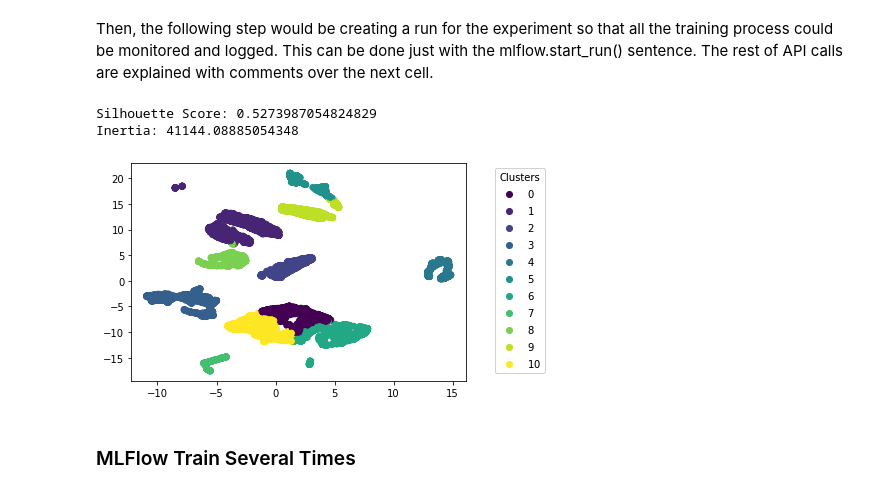
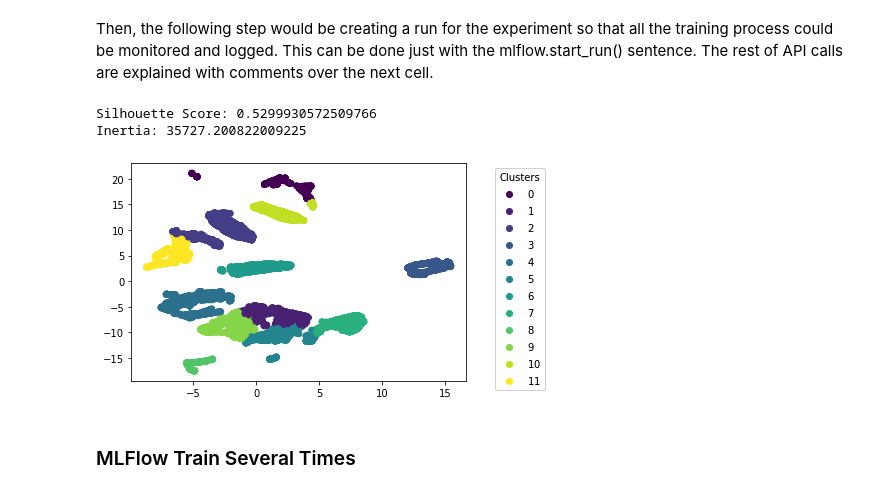
Before and after one commit to whiteboxml/teaching-ml-in-production, a Jupyter notebook: notebooks/mlflow_approach.ipynb, the cells around one changed output. Saved outputs shown, nothing was run; the diff lists cells and outputs as text; code cells hidden in the pictures.

```diff
--- a/notebooks/mlflow_approach.ipynb
+++ b/notebooks/mlflow_approach.ipynb
@@ -11,7 +11,7 @@ We'll compare the traditional Machine Learning training approach with the new ML
 # %%
 import pandas as pd
 
-df = pd.read_parquet('../data/processed/embedding.parquet')
+df = pd.read_parquet('../output/processed/embedding.parquet')
 
 df.head()
 # %% [output]
@@ -28,7 +28,7 @@ import numpy as np
 from sklearn.cluster import KMeans
 
 # parameters for KMeans
-n_clusters = 11
+n_clusters = 12
 algorithm = 'elkan'
 tol=1e-3
 
@@ -71,7 +71,7 @@ fig, ax = plt.subplots()
 scatter = ax.scatter(x=df['x'],
                      y=df['y'],
                      c=clustering)
-legend = ax.legend(*scatter.legend_elements(num=n_clusters - 1),
+legend = ax.legend(*scatter.legend_elements(num=n_clusters),
                    title='Clusters',
                    loc='upper right',
                    bbox_to_anchor=(1.25,1.0))
@@ -105,7 +105,7 @@ from sklearn.metrics import silhouette_score
 
 %matplotlib inline
 # %%
-df = pd.read_parquet('../data/processed/embedding.parquet')
+df = pd.read_parquet('../output/processed/embedding.parquet')
 
 df.head()
 # %% [output]
@@ -134,7 +134,7 @@ import mlflow.sklearn
 with mlflow.start_run():
 
     # parameters for KMeans
-    n_clusters = 11
+    n_clusters = 12
     algorithm = 'elkan'
     tol=1e-3
 
@@ -159,41 +159,41 @@ with mlflow.start_run():
     scatter = ax.scatter(x=df['x'],
                          y=df['y'],
                          c=clustering)
-    legend = ax.legend(*scatter.legend_elements(num=n_clusters - 1),
+    legend = ax.legend(*scatter.legend_elements(num=n_clusters),
                        title='Clusters',
                        loc='upper right',
                        bbox_to_anchor=(1.25,1.0))
     ax.add_artist(legend);
 
     output_folder = '../output/figures'
 
     !if [ ! -d $output_folder ]; then mkdir -p $output_folder; fi
 
     figure_path = f'{output_folder}/{n_clusters}_{algorithm}_{tol}.png'
     plt.show()
     plt.savefig(figure_path)
     plt.close()
 
     # here starts the MLFlow monitoring
 
     # first the model hyperparameters are logged to the tracking server
     mlflow.log_param('n_clusters', n_clusters)
     mlflow.log_param('algorithm', algorithm)
     mlflow.log_param('tol', tol)
 
     # then the metrics resulting from the training process
     mlflow.log_metric('silhouette', silhouette)
     mlflow.log_metric('inertia', inertia)
 
     # the figure with the clustering plot can also be logged
     mlflow.log_artifact(figure_path, 'figures')
 
     # finally the model is logged
     mlflow.sklearn.log_model(kmeans_m, 'model')
 # %% [output]
-Silhouette Score: 0.5273987054824829
-Inertia: 41144.08885054348
+Silhouette Score: 0.5299930572509766
+Inertia: 35727.200822009225
-[figure, old version]
+[figure, new version]
 # %% [markdown]
 ### MLFlow Train Several Times
 # %% [markdown]
```
Also changed, not shown: parts of 13 cells of this notebook, 1 other file.
